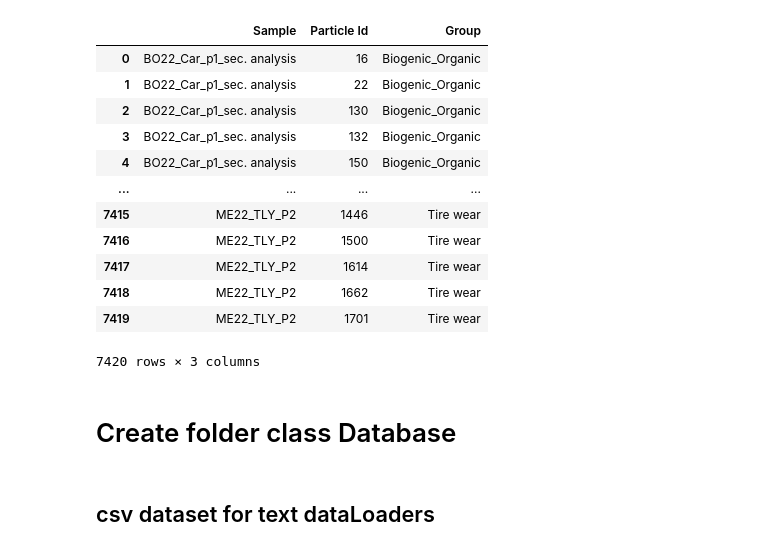
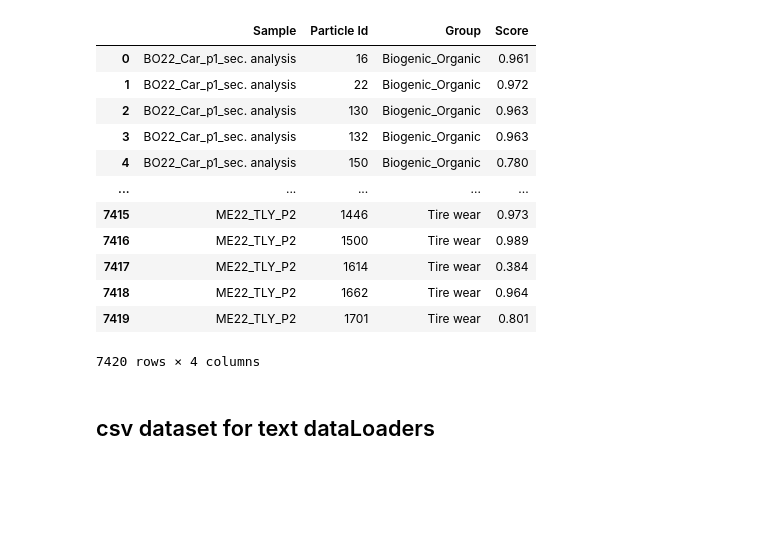
Before and after one commit to drestr30/SEM_Particle_Analyzer, a Jupyter notebook: DataBase ME22.ipynb, the cells around one changed output. Cells and saved outputs as stored; diff of their text form; code cells hidden in the pictures; blank space fills up the shorter version.

```diff
--- a/DataBase ME22.ipynb
+++ b/DataBase ME22.ipynb
@@ -6,19 +6,19 @@ from shutil import copy
 # %%
 df = pd.read_excel("ME22_Concentration_Particles_Raw data.xlsx")
 # %%
-columns = ["Sample", "Particle Id", "Group"]
+columns = ["Sample", "Particle Id", "Group", "Score"]
 df[columns]
 # %% [output]
-|  | Sample | Particle Id | Group |
-| 0 | BO22_Car_p1_sec. analysis | 16 | Biogenic_Organic |
-| 1 | BO22_Car_p1_sec. analysis | 22 | Biogenic_Organic |
-| 2 | BO22_Car_p1_sec. analysis | 130 | Biogenic_Organic |
-| 3 | BO22_Car_p1_sec. analysis | 132 | Biogenic_Organic |
-| 4 | BO22_Car_p1_sec. analysis | 150 | Biogenic_Organic |
-| ... | ... | ... | ... |
-| 7415 | ME22_TLY_P2 | 1446 | Tire wear |
-| 7416 | ME22_TLY_P2 | 1500 | Tire wear |
-| 7417 | ME22_TLY_P2 | 1614 | Tire wear |
-| 7418 | ME22_TLY_P2 | 1662 | Tire wear |
-| 7419 | ME22_TLY_P2 | 1701 | Tire wear |
+|  | Sample | Particle Id | Group | Score |
+| 0 | BO22_Car_p1_sec. analysis | 16 | Biogenic_Organic | 0.961 |
+| 1 | BO22_Car_p1_sec. analysis | 22 | Biogenic_Organic | 0.972 |
+| 2 | BO22_Car_p1_sec. analysis | 130 | Biogenic_Organic | 0.963 |
+| 3 | BO22_Car_p1_sec. analysis | 132 | Biogenic_Organic | 0.963 |
+| 4 | BO22_Car_p1_sec. analysis | 150 | Biogenic_Organic | 0.780 |
+| ... | ... | ... | ... | ... |
+| 7415 | ME22_TLY_P2 | 1446 | Tire wear | 0.973 |
+| 7416 | ME22_TLY_P2 | 1500 | Tire wear | 0.989 |
+| 7417 | ME22_TLY_P2 | 1614 | Tire wear | 0.384 |
+| 7418 | ME22_TLY_P2 | 1662 | Tire wear | 0.964 |
+| 7419 | ME22_TLY_P2 | 1701 | Tire wear | 0.801 |
-7420 rows × 3 columns
+7420 rows × 4 columns
@@ -33,2 +24,0 @@ def create_validate_folder(path):
-# %% [markdown]
-# Create folder class Database
```
Also changed, not shown: parts of 25 cells of this notebook, 3 other files.
